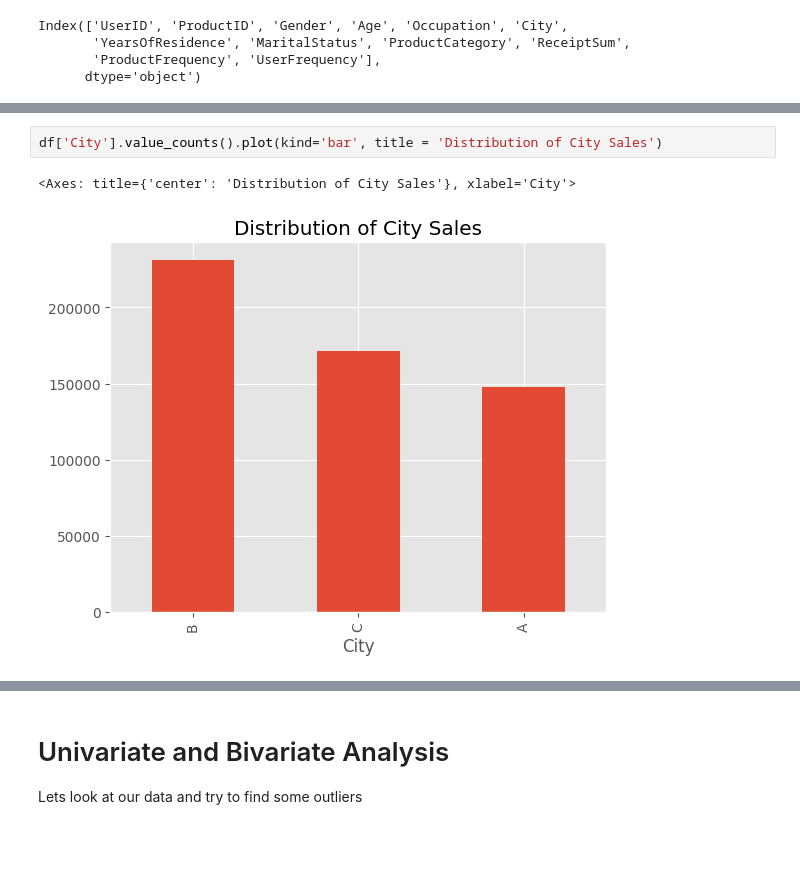
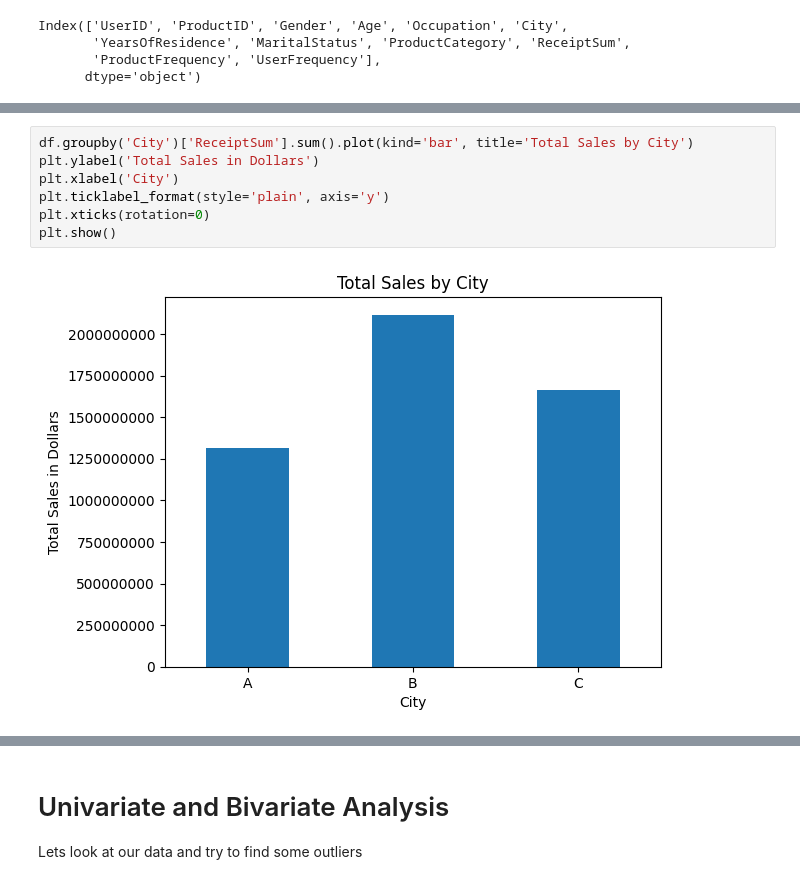
Before and after one commit to Farzins-Lab/Data-Mining-and-Analytics-Final-Project, a Jupyter notebook: Minimized_COSC_526_Data_Cleaning_Notebook_Final.ipynb, the cells around one changed output, grey strips where cells are left out. Cells and saved outputs as stored; diff of their text form; blank space fills up the shorter version.

```diff
--- a/Minimized_COSC_526_Data_Cleaning_Notebook_Final.ipynb
+++ b/Minimized_COSC_526_Data_Cleaning_Notebook_Final.ipynb
@@ -353,5 +295,9 @@ df['ProductCategory'].value_counts().plot(kind='bar', title = 'Distribution of P
-# %%
-df['City'].value_counts().plot(kind='bar', title = 'Distribution of City Sales')
-# %% [output]
-<Axes: title={'center': 'Distribution of City Sales'}, xlabel='City'>
-[figure, removed]
+# %%
+df.groupby('City')['ReceiptSum'].sum().plot(kind='bar', title='Total Sales by City')
+plt.ylabel('Total Sales in Dollars')
+plt.xlabel('City')
+plt.ticklabel_format(style='plain', axis='y')
+plt.xticks(rotation=0)
+plt.show()
+# %% [output]
+[figure, added]
```
Also changed, not shown: parts of 72 cells of this notebook.
